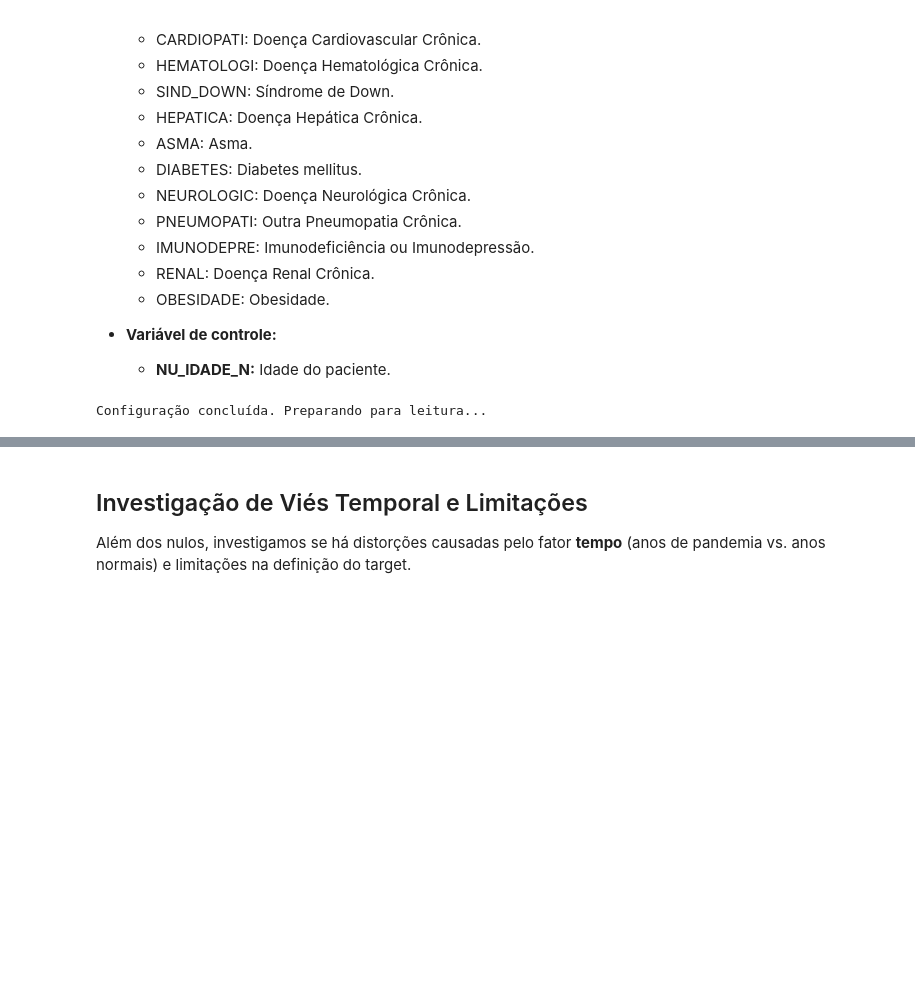
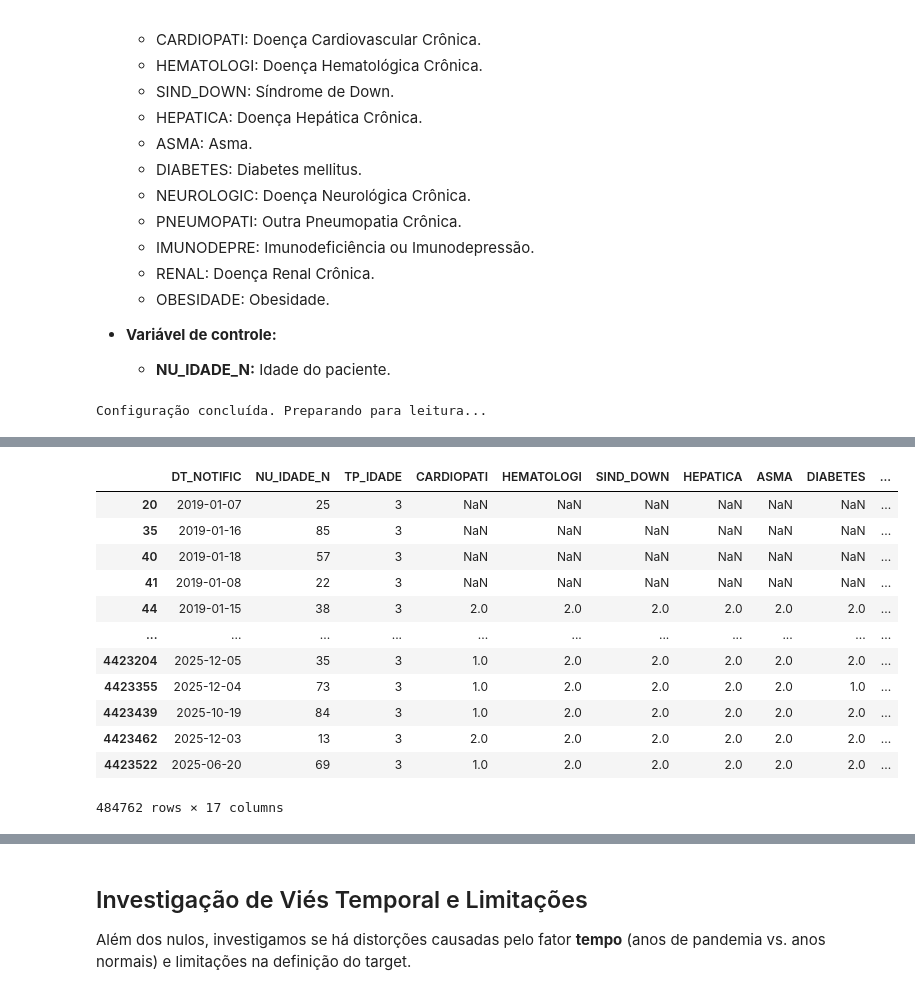
Before and after one commit to Andr3yGabriel/srag-analisis, a Jupyter notebook: main.ipynb, the cells around one changed output, grey strips where cells are left out. Saved outputs shown, nothing was run; the diff lists cells and outputs as text; code cells hidden in the pictures; blank space fills up the shorter version.

```diff
--- a/main.ipynb
+++ b/main.ipynb
@@ -186,3 +203,19 @@ Name: proportion, dtype: object
+# %%
+df_final[(df_final['EVOLUCAO'] == 2) & (df_final['UTI'] == 1)]
+# %% [output]
+|  | DT_NOTIFIC | NU_IDADE_N | TP_IDADE | CARDIOPATI | HEMATOLOGI | SIND_DOWN | HEPATICA | ASMA | DIABETES | ... |
+| 20 | 2019-01-07 | 25 | 3 | NaN | NaN | NaN | NaN | NaN | NaN | ... |
+| 35 | 2019-01-16 | 85 | 3 | NaN | NaN | NaN | NaN | NaN | NaN | ... |
+| 40 | 2019-01-18 | 57 | 3 | NaN | NaN | NaN | NaN | NaN | NaN | ... |
+| 41 | 2019-01-08 | 22 | 3 | NaN | NaN | NaN | NaN | NaN | NaN | ... |
+| 44 | 2019-01-15 | 38 | 3 | 2.0 | 2.0 | 2.0 | 2.0 | 2.0 | 2.0 | ... |
+| ... | ... | ... | ... | ... | ... | ... | ... | ... | ... | ... |
+| 4423204 | 2025-12-05 | 35 | 3 | 1.0 | 2.0 | 2.0 | 2.0 | 2.0 | 2.0 | ... |
+| 4423355 | 2025-12-04 | 73 | 3 | 1.0 | 2.0 | 2.0 | 2.0 | 2.0 | 1.0 | ... |
+| 4423439 | 2025-10-19 | 84 | 3 | 1.0 | 2.0 | 2.0 | 2.0 | 2.0 | 2.0 | ... |
+| 4423462 | 2025-12-03 | 13 | 3 | 2.0 | 2.0 | 2.0 | 2.0 | 2.0 | 2.0 | ... |
+| 4423522 | 2025-06-20 | 69 | 3 | 1.0 | 2.0 | 2.0 | 2.0 | 2.0 | 2.0 | ... |
+484762 rows × 17 columns
 # %%
 # --- 4. ANÁLISE DE SAÚDE DOS DADOS (Data Quality) ---
 
```
Also changed, not shown: parts of 15 cells of this notebook, 1 other file.
